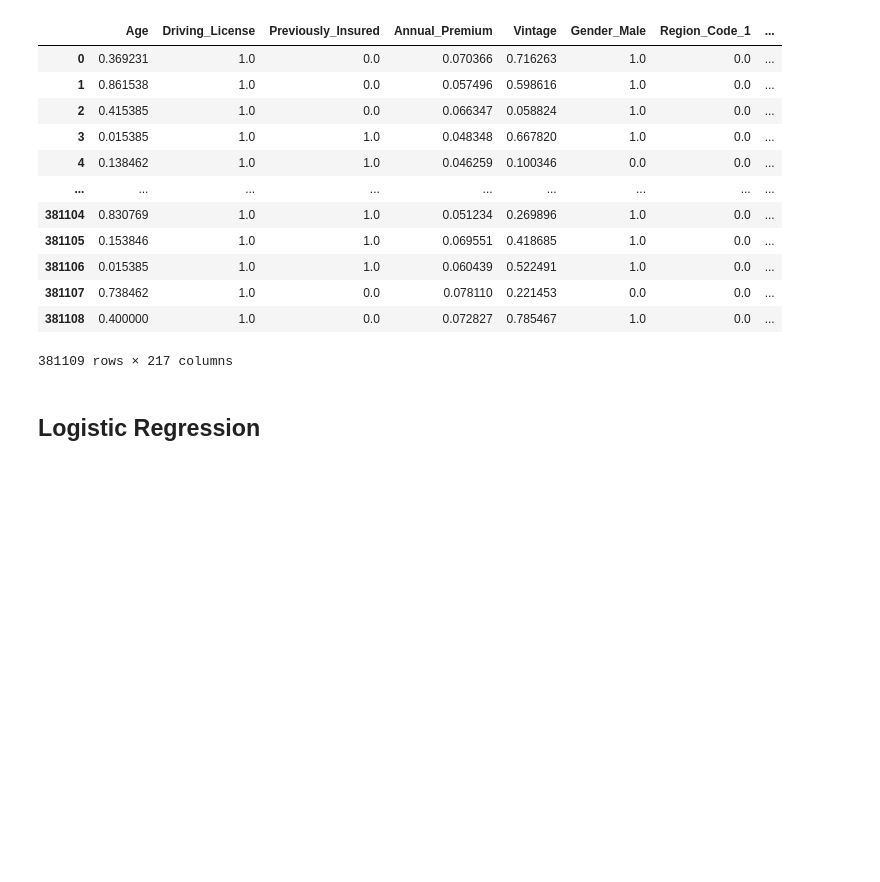
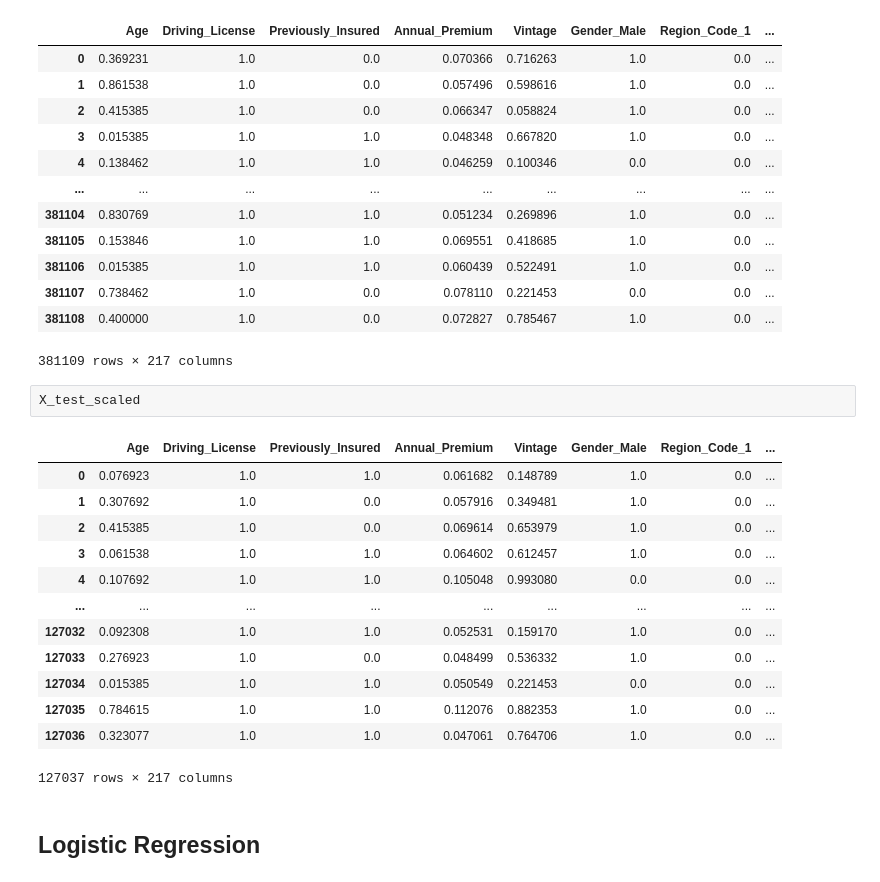
Before and after one commit to iasarthak/AV-Cross-Sell-Prediction, a Jupyter notebook: Modelling - Dummy Variables.ipynb, the cells around one changed output. Drawn from its saved outputs; the diff is of its cells as text; blank space fills up the shorter version.

```diff
--- a/Modelling - Dummy Variables.ipynb
+++ b/Modelling - Dummy Variables.ipynb
@@ -244,6 +260,22 @@ X_train_scaled
 | 381107 | 0.738462 | 1.0 | 0.0 | 0.078110 | 0.221453 | 0.0 | 0.0 | ... |
 | 381108 | 0.400000 | 1.0 | 0.0 | 0.072827 | 0.785467 | 1.0 | 0.0 | ... |
 381109 rows × 217 columns
+# %%
+X_test_scaled
+# %% [output]
+|  | Age | Driving_License | Previously_Insured | Annual_Premium | Vintage | Gender_Male | Region_Code_1 | ... |
+| 0 | 0.076923 | 1.0 | 1.0 | 0.061682 | 0.148789 | 1.0 | 0.0 | ... |
+| 1 | 0.307692 | 1.0 | 0.0 | 0.057916 | 0.349481 | 1.0 | 0.0 | ... |
+| 2 | 0.415385 | 1.0 | 0.0 | 0.069614 | 0.653979 | 1.0 | 0.0 | ... |
+| 3 | 0.061538 | 1.0 | 1.0 | 0.064602 | 0.612457 | 1.0 | 0.0 | ... |
+| 4 | 0.107692 | 1.0 | 1.0 | 0.105048 | 0.993080 | 0.0 | 0.0 | ... |
+| ... | ... | ... | ... | ... | ... | ... | ... | ... |
+| 127032 | 0.092308 | 1.0 | 1.0 | 0.052531 | 0.159170 | 1.0 | 0.0 | ... |
+| 127033 | 0.276923 | 1.0 | 0.0 | 0.048499 | 0.536332 | 1.0 | 0.0 | ... |
+| 127034 | 0.015385 | 1.0 | 1.0 | 0.050549 | 0.221453 | 0.0 | 0.0 | ... |
+| 127035 | 0.784615 | 1.0 | 1.0 | 0.112076 | 0.882353 | 1.0 | 0.0 | ... |
+| 127036 | 0.323077 | 1.0 | 1.0 | 0.047061 | 0.764706 | 1.0 | 0.0 | ... |
+127037 rows × 217 columns
 # %% [markdown]
 ## Logistic Regression
 # %% [markdown]
```
Also changed, not shown: parts of 24 cells of this notebook, 1 other file.
